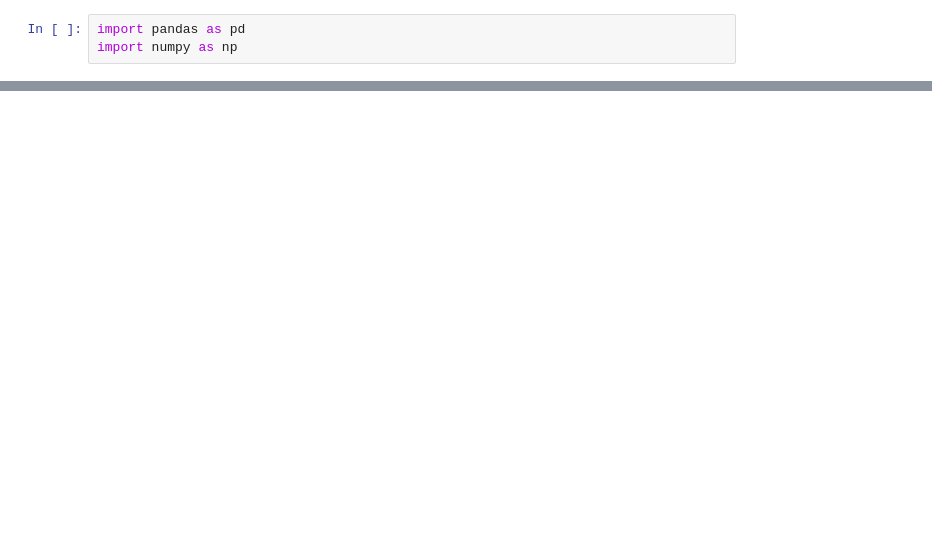
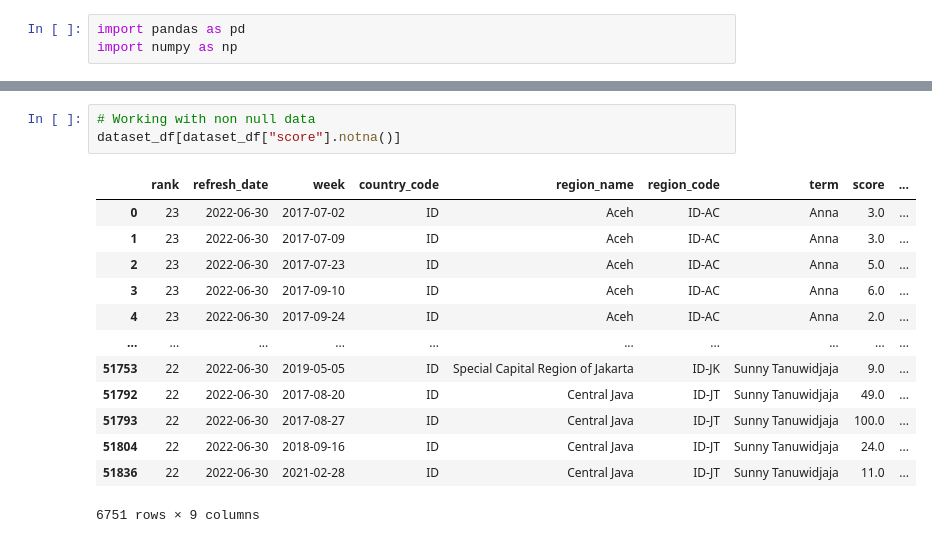
Before and after one commit to dwipaalfarisi/project-data-analysis, a Jupyter notebook: data_analysis.ipynb, the cells around one changed output, grey strips where cells are left out. Saved outputs shown, nothing was run; the diff lists cells and outputs as text; blank space fills up the shorter version.

```diff
--- a/data_analysis.ipynb
+++ b/data_analysis.ipynb
@@ -19,0 +136,17 @@ dataset.head(10)
+# %%
+# Working with non null data
+dataset_df[dataset_df["score"].notna()]
+# %% [output]
+|  | rank | refresh_date | week | country_code | region_name | region_code | term | score | ... |
+| 0 | 23 | 2022-06-30 | 2017-07-02 | ID | Aceh | ID-AC | Anna | 3.0 | ... |
+| 1 | 23 | 2022-06-30 | 2017-07-09 | ID | Aceh | ID-AC | Anna | 3.0 | ... |
+| 2 | 23 | 2022-06-30 | 2017-07-23 | ID | Aceh | ID-AC | Anna | 5.0 | ... |
+| 3 | 23 | 2022-06-30 | 2017-09-10 | ID | Aceh | ID-AC | Anna | 6.0 | ... |
+| 4 | 23 | 2022-06-30 | 2017-09-24 | ID | Aceh | ID-AC | Anna | 2.0 | ... |
+| ... | ... | ... | ... | ... | ... | ... | ... | ... | ... |
+| 51753 | 22 | 2022-06-30 | 2019-05-05 | ID | Special Capital Region of Jakarta | ID-JK | Sunny Tanuwidjaja | 9.0 | ... |
+| 51792 | 22 | 2022-06-30 | 2017-08-20 | ID | Central Java | ID-JT | Sunny Tanuwidjaja | 49.0 | ... |
+| 51793 | 22 | 2022-06-30 | 2017-08-27 | ID | Central Java | ID-JT | Sunny Tanuwidjaja | 100.0 | ... |
+| 51804 | 22 | 2022-06-30 | 2018-09-16 | ID | Central Java | ID-JT | Sunny Tanuwidjaja | 24.0 | ... |
+| 51836 | 22 | 2022-06-30 | 2021-02-28 | ID | Central Java | ID-JT | Sunny Tanuwidjaja | 11.0 | ... |
+6751 rows × 9 columns
```
Also changed, not shown: parts of 11 cells of this notebook.
